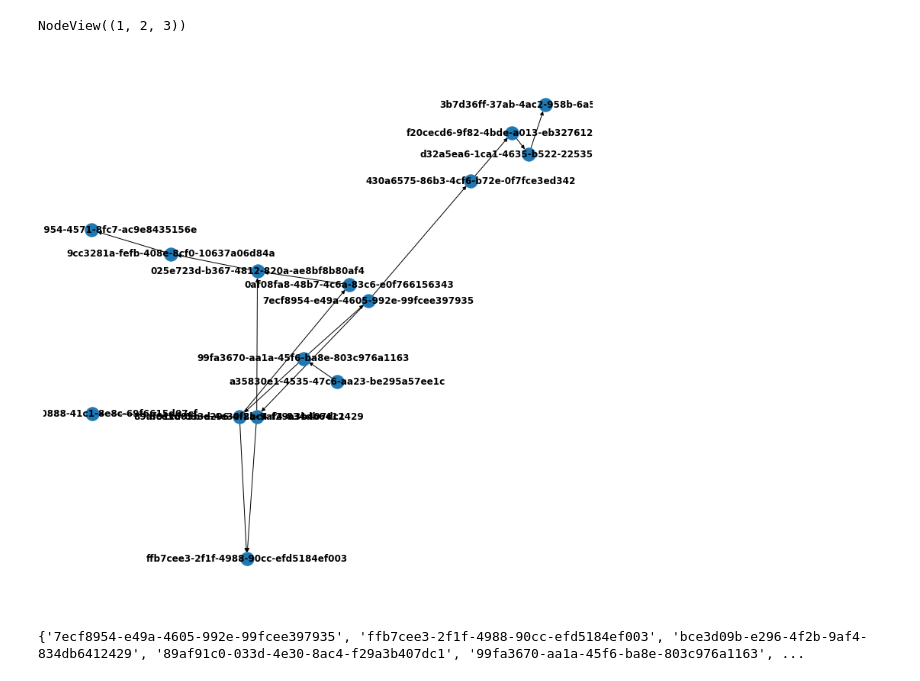
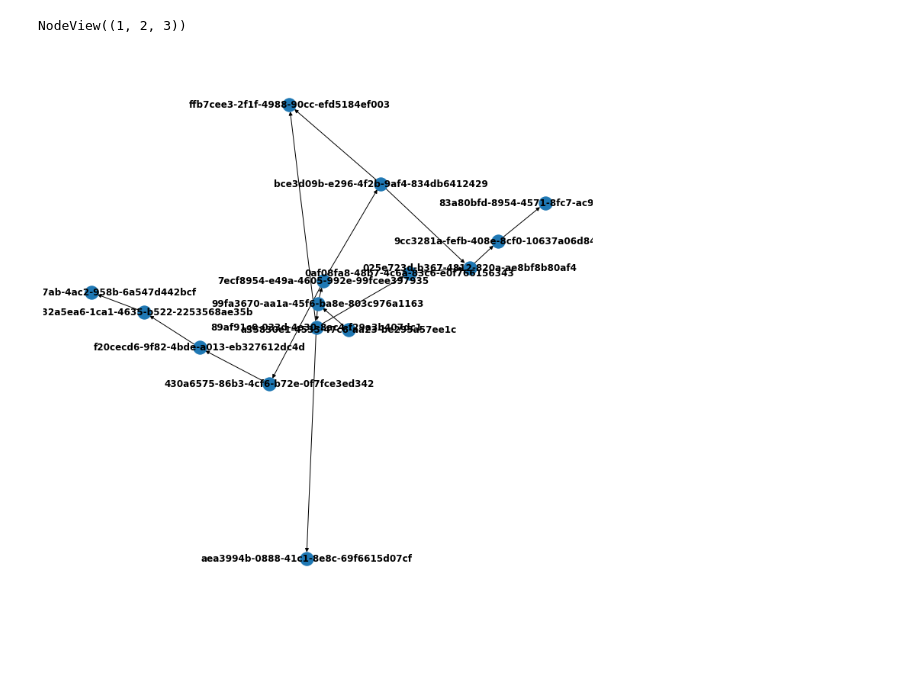
Before and after one commit to qiime2/provenance-lib, a Jupyter notebook: provenance_lib/notebooks/graphviews.ipynb, the cells around one changed output. Saved outputs shown, nothing was run; the diff lists cells and outputs as text; code cells hidden in the pictures; blank space fills up the shorter version.

```diff
--- a/provenance_lib/notebooks/graphviews.ipynb
+++ b/provenance_lib/notebooks/graphviews.ipynb
@@ -27,18 +27,12 @@ NodeView((1, 2, 3))
 # %%
 cwd = os.getcwd()
 DATA_DIR = os.path.join(cwd, '../tests/data')
 qzv = os.path.join(DATA_DIR, 'v5_uu_emperor.qzv')
 cfg = Config()
 dag = ProvDAG(cfg=cfg, archive_fp=qzv)
 contents = dag.parser_results.archive_contents
 nodes = list(contents.values())
-nx.draw(dag, with_labels=True, font_weight="bold")
+nx.draw(dag.dag, with_labels=True, font_weight="bold")
 # %% [output]
-[figure, old version]
+[figure, new version]
-# %%
-ffb = 'ffb7cee3-2f1f-4988-90cc-efd5184ef003'
-nested_nodes = dag.get_nested_provenance_nodes(ffb)
-print(nested_nodes)
-# %% [output]
-{'7ecf8954-e49a-4605-992e-99fcee397935', 'ffb7cee3-2f1f-4988-90cc-efd5184ef003', 'bce3d09b-e296-4f2b-9af4-834db6412429', '89af91c0-033d-4e30-8ac4-f29a3b407dc1', '99fa3670-aa1a-45f6-ba8e-803c976a1163', ...
 # %%
```
Also changed, not shown: parts of 4 cells of this notebook, 4 other files.
